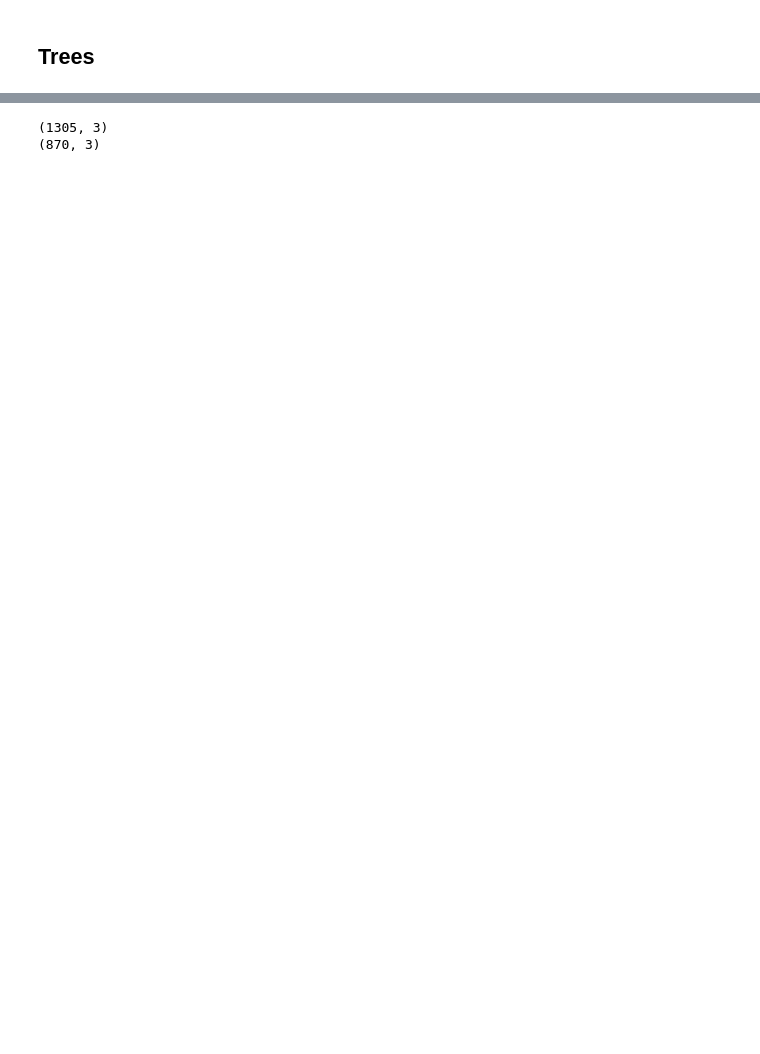
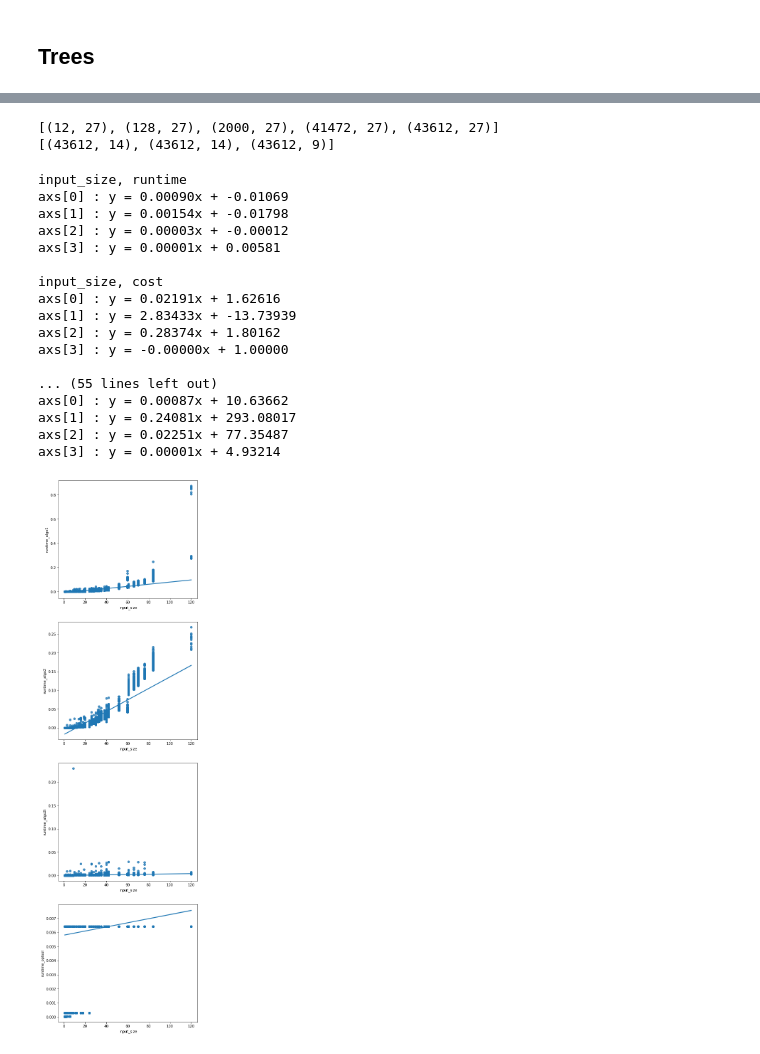
Before and after one commit to cjgsongsong/cs199aclthesis, a Jupyter notebook: analysis.ipynb, the cells around one changed output, grey strips where cells are left out. Drawn from its saved outputs; the diff is of its cells as text; code cells hidden in the pictures; blank space fills up the shorter version.

```diff
--- a/analysis.ipynb
+++ b/analysis.ipynb
@@ -532,13 +278,15 @@ max       30.000000
-# %%
-columns_fixed = ['input']
-columns_algo1_algo2 = columns_fixed + ['output_algo1', 'output_algo2']
-columns_algo2_algo2i = columns_fixed + ['output_algo2', 'output_algo2i']
-
-sameapprox_algo1_algo2_trees = getSameApprox(all_trees, 'algo1', 'algo2', columns_algo1_algo2)
-sameapprox_algo2_algo2i_trees = getSameApprox(all_trees, 'algo2', 'algo2i', columns_algo2_algo2i)
-
-print(sameapprox_algo1_algo2_trees.shape)
-print(sameapprox_algo2_algo2i_trees.shape)
-# %% [output]
-(1305, 3)
-(870, 3)
+# %%
+results_trees = {}
+joins_allvc = ['inner', 'inner', 'inner']
+keywords = ['algo1', 'algo2', 'algo2i', 'optsol']
+for vc in range(3, 7):
+    results_trees[f'all{vc}'] = merge([csv[f'{keyword}_{vc}v_trees'] for keyword in keywords], joins_all)
+
+joins_allv_optsol = ['outer' for vc in range(3, 6)]
+results_trees['allv'] = merge([results_trees[f'all{vc}'] for vc in range(3, 7)], joins_allv_optsol)
+results_trees['optsol'] = merge([csv[f'optsol_{vc}v_trees'] for vc in range(3, 7)], joins_allv_optsol)
+
+joins_algo = ['outer' for vc in range(3, 6)] + ['inner']
+for keyword in keywords:
+    results_trees[keyword] = merge([csv[f'{keyword}_{vc}v_trees'] for vc in range(3, 7)] +
+                                   [results_trees['optsol']], joins_algo)
@@ -544,0 +305,45 @@ print(sameapprox_algo2_algo2i_trees.shape)
+# %%
+dimensions = []
+for vc in range(3, 7):
+    dimensions.append(results_trees[f'all{vc}'].shape)
+dimensions.append(results_trees['allv'].shape)
+
+print(dimensions[:6])
+
+keywords = ['algo1', 'algo2', 'algo2i', 'optsol']
+for keyword in keywords:
+    dimensions.append(results_trees[f'{keyword}'].shape)
+
+print(dimensions[6:])
+# %% [output]
+[(12, 27), (128, 27), (2000, 27), (41472, 27), (43612, 27)]
+[(43612, 14), (43612, 14), (43612, 9)]
+# %%
+keywords = ['algo1', 'algo2', 'algo2i', 'optsol']
+x_attributes = ['input_size', 'vertex_count', 'num_inversion', 'num_swap_pair']
+y_attributes = ['runtime', 'cost', 'num_rel']
+for x_attribute in x_attributes:
+    for y_attribute in y_attributes:
+        print(f'{x_attribute}, {y_attribute}')
+        plotScatters(results_trees['allv'],
+                     [x_attribute] + [f'{y_attribute}_{keyword}' for keyword in keywords])
+        print('')
+# %% [output]
+input_size, runtime
+axs[0] : y = 0.00090x + -0.01069
+axs[1] : y = 0.00154x + -0.01798
+axs[2] : y = 0.00003x + -0.00012
+axs[3] : y = 0.00001x + 0.00581
+
+input_size, cost
+axs[0] : y = 0.02191x + 1.62616
+axs[1] : y = 2.83433x + -13.73939
+axs[2] : y = 0.28374x + 1.80162
+axs[3] : y = -0.00000x + 1.00000
+
+... (55 lines left out)
+axs[0] : y = 0.00087x + 10.63662
+axs[1] : y = 0.24081x + 293.08017
+axs[2] : y = 0.02251x + 77.35487
+axs[3] : y = 0.00001x + 4.93214
+[figure, added]
```
Also changed, not shown: parts of 33 cells of this notebook.
